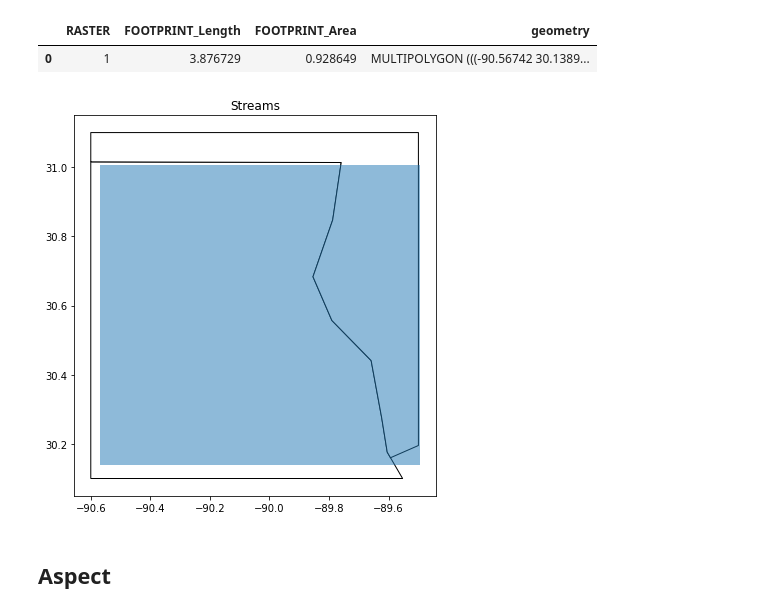
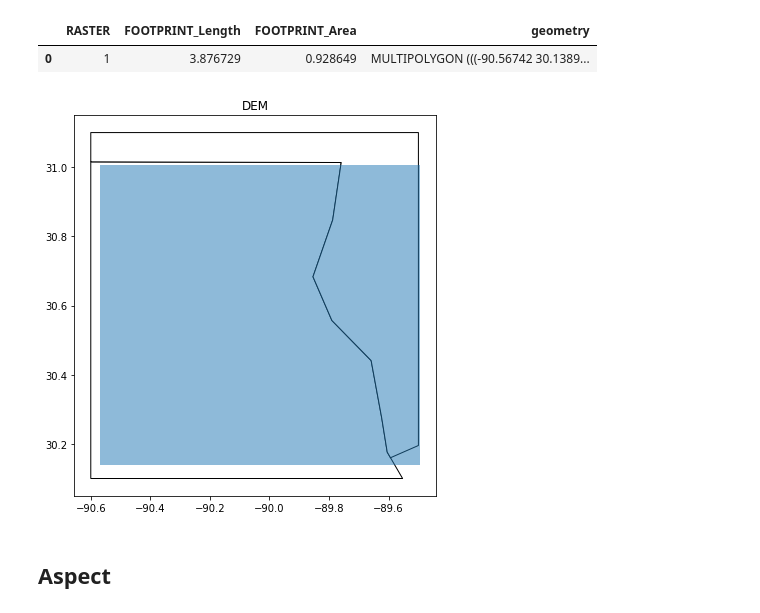
Before and after one commit to aymeric-degroote/flood-pred, a Jupyter notebook: read_GIS_data.ipynb, the cells around one changed output. Cells and saved outputs as stored; diff of their text form; code cells hidden in the pictures.

```diff
--- a/read_GIS_data.ipynb
+++ b/read_GIS_data.ipynb
@@ -161,10 +269,10 @@ dem_gdf
 # %%
 ax = world.clip(ax_box).plot(color="white", edgecolor="black",figsize=(10, 7))
 dem_gdf.plot(ax=ax, alpha=0.5) #, marker='o', color='red', markersize=15)
-plt.title("Streams")
+plt.title("DEM")
 plt.show()
 # %% [output]
-[figure, old version]
+[figure, new version]
 # %% [markdown]
 ## Aspect
 # %%
```
Also changed, not shown: parts of 23 cells of this notebook.
